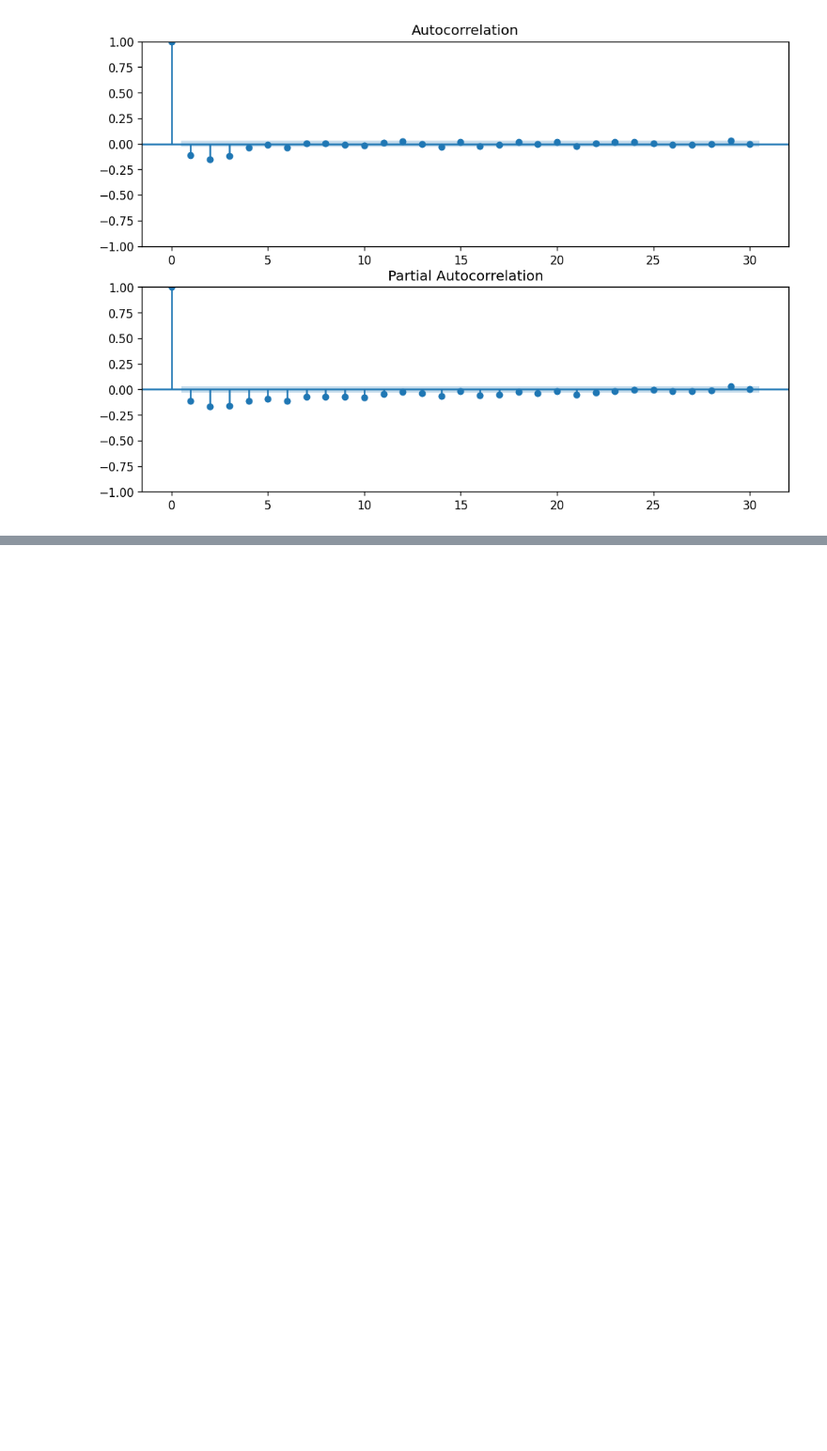
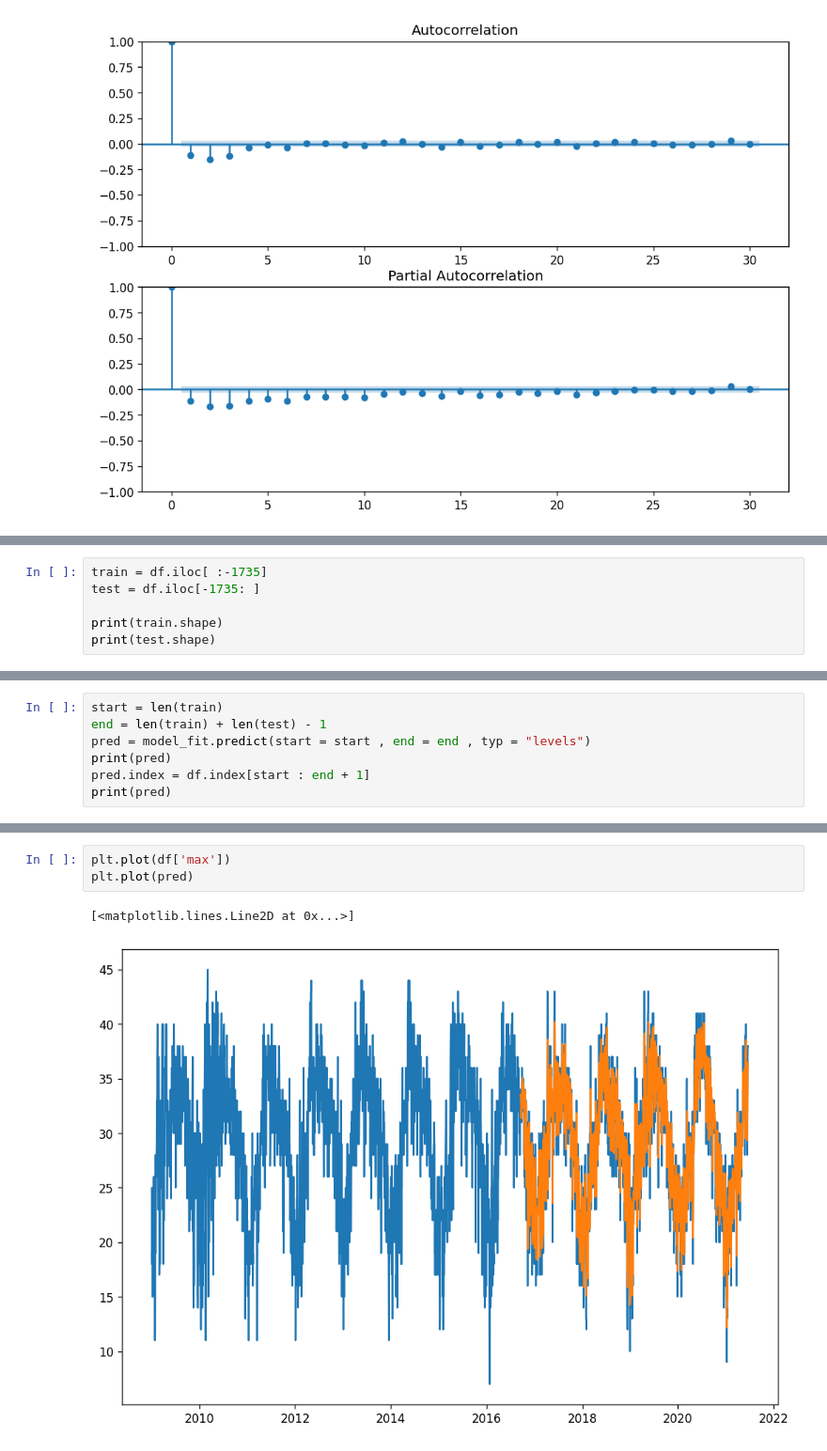
Before and after one commit to Truomghoccode/Bai-Tap-Lon, a Jupyter notebook: Climate_data_analysis.ipynb, the cells around one changed output, grey strips where cells are left out. Shown at 94% size. Drawn from its saved outputs; the diff is of its cells as text; blank space fills up the shorter version.

```diff
--- a/Climate_data_analysis.ipynb
+++ b/Climate_data_analysis.ipynb
@@ -593,0 +598,6 @@ plt.show()
+# %%
+train = df.iloc[ :-1735]
+test = df.iloc[-1735: ]
+
+print(train.shape)
+print(test.shape)
@@ -593,0 +655,7 @@ plt.show()
+# %%
+start = len(train)
+end = len(train) + len(test) - 1
+pred = model_fit.predict(start = start , end = end , typ = "levels")
+print(pred)
+pred.index = df.index[start : end + 1]
+print(pred)
@@ -593,0 +680,6 @@ plt.show()
+# %%
+plt.plot(df['max'])
+plt.plot(pred)
+# %% [output]
+[<matplotlib.lines.Line2D at 0x...>]
+[figure, added]
```
Also changed, not shown: parts of 8 cells of this notebook.
